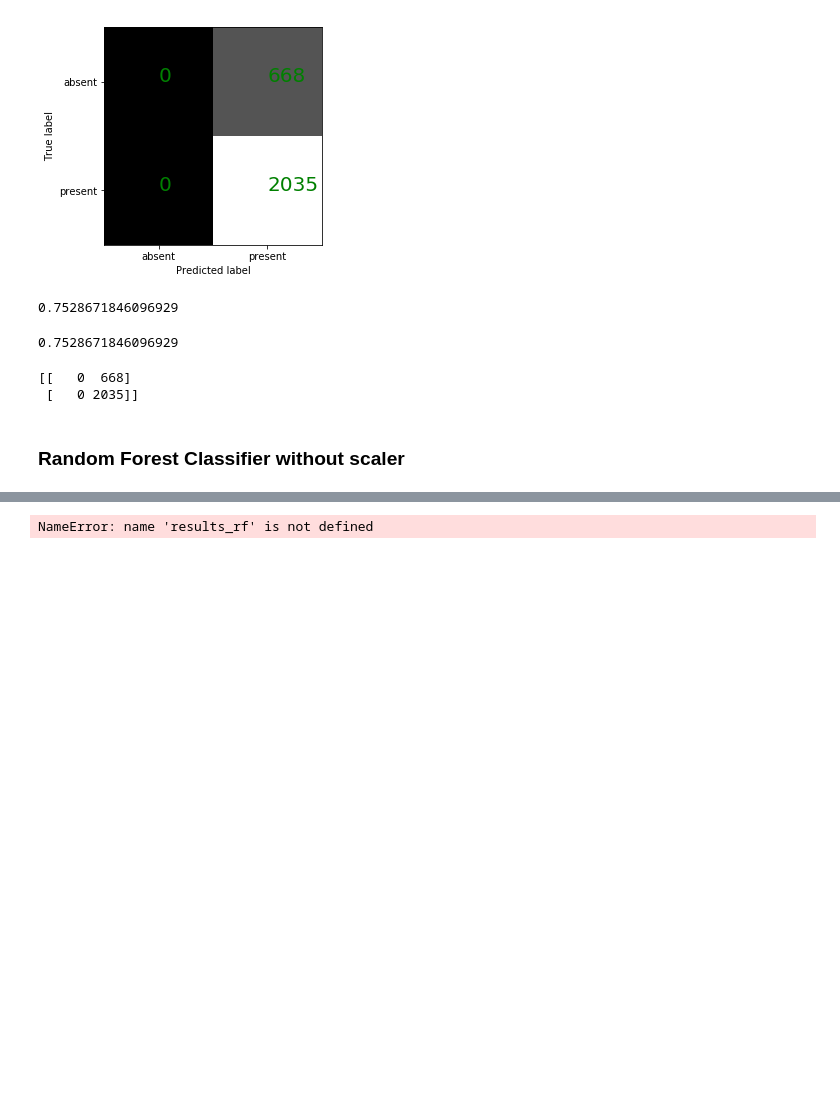
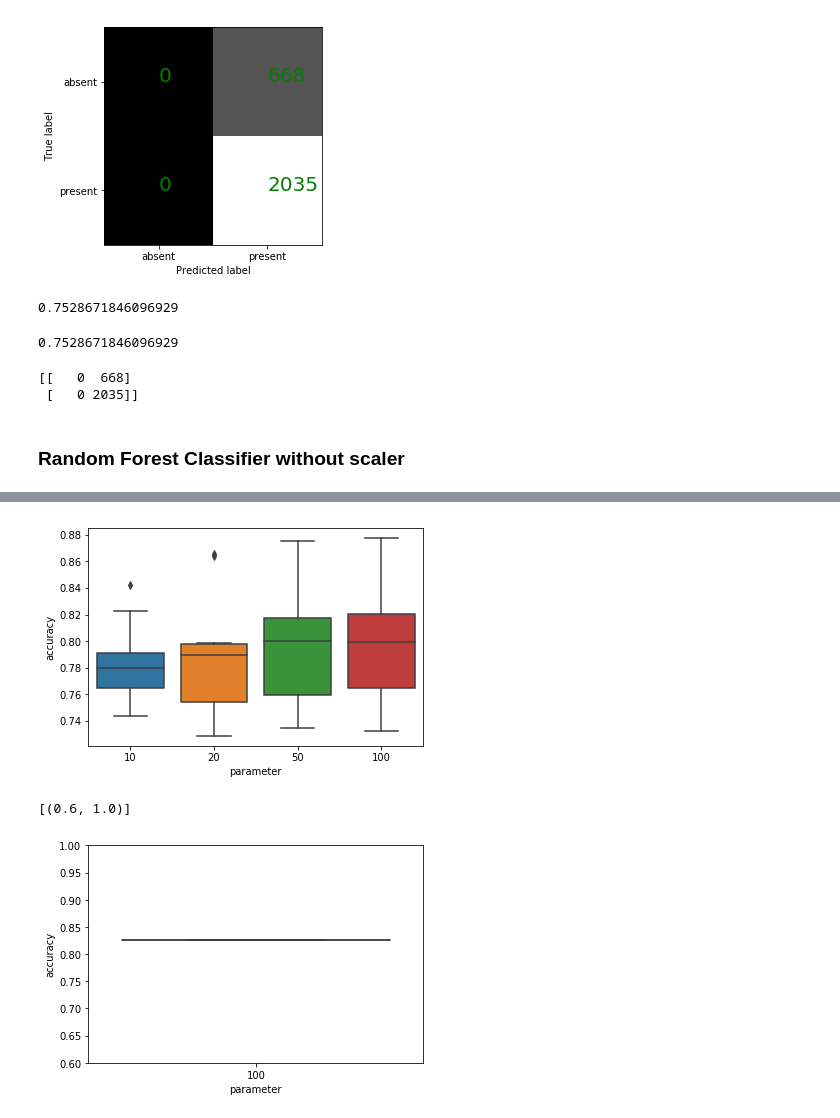
Before and after one commit to shayenne/vocaldetection, a Jupyter notebook: scripts/TrainModels_SVD.ipynb, the cells around one changed output, grey strips where cells are left out. Drawn from its saved outputs; the diff is of its cells as text; code cells hidden in the pictures; blank space fills up the shorter version.

```diff
--- a/scripts/TrainModels_SVD.ipynb
+++ b/scripts/TrainModels_SVD.ipynb
@@ -302,0 +328,3 @@ results_rf.to_pickle('results_random_forest.pkl')
+# %%
+results_rf = pd.read_pickle('results_random_forest.pkl')
+results_rf_3 = pd.read_pickle('results_random_forest_m-v-f.pkl')
@@ -303,9 +351,13 @@ results_rf.to_pickle('results_random_forest.pkl')
 # %%
 import seaborn as sns
 ax = sns.boxplot(x="parameter", y="accuracy", data=results_rf)
+plt.show()
+ax = sns.boxplot(x="parameter", y="accuracy", data=results_rf_3)
 ax.set(ylim=(.60, 1.00))
 # %% [output]
+[figure, added]
-NameError: name 'results_rf' is not defined
+[(0.6, 1.0)]
+[figure, added]
 # %%
 from sklearn.ensemble import RandomForestClassifier
 
```
Also changed, not shown: parts of 14 cells of this notebook.
